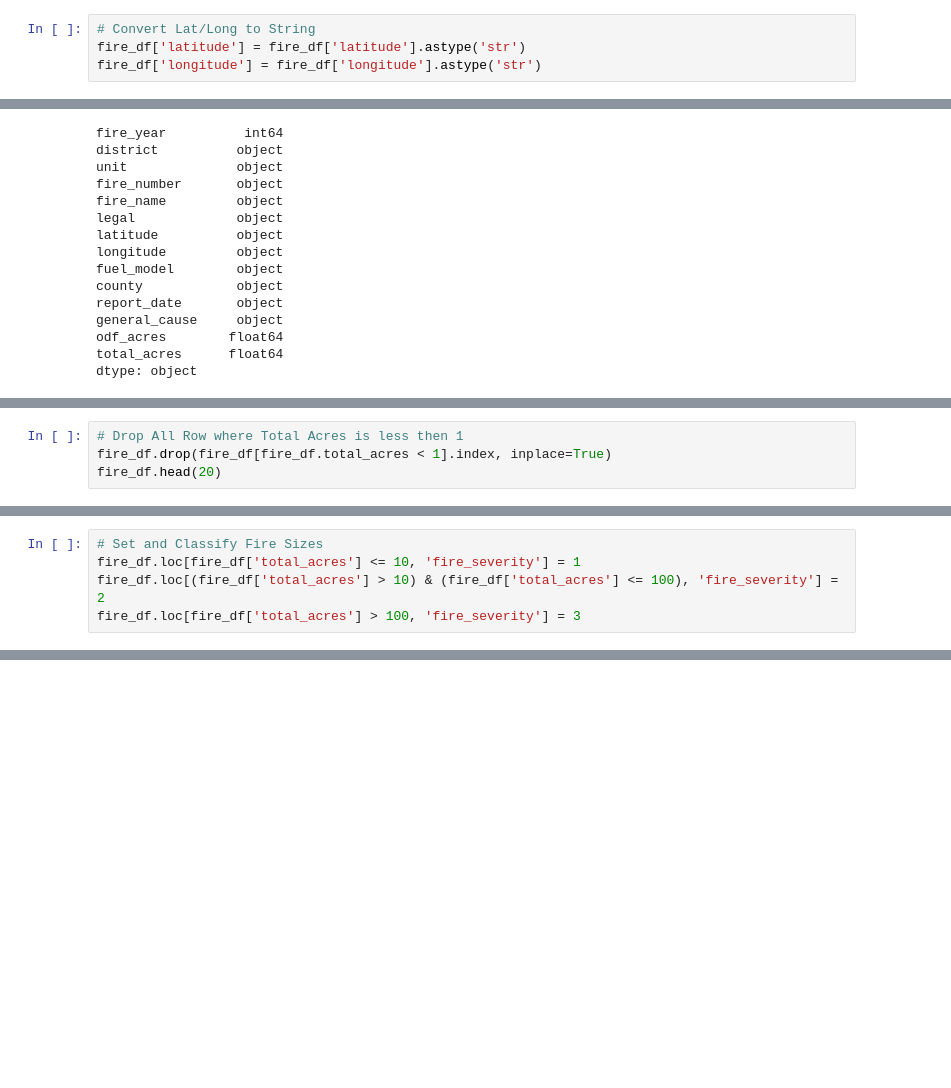
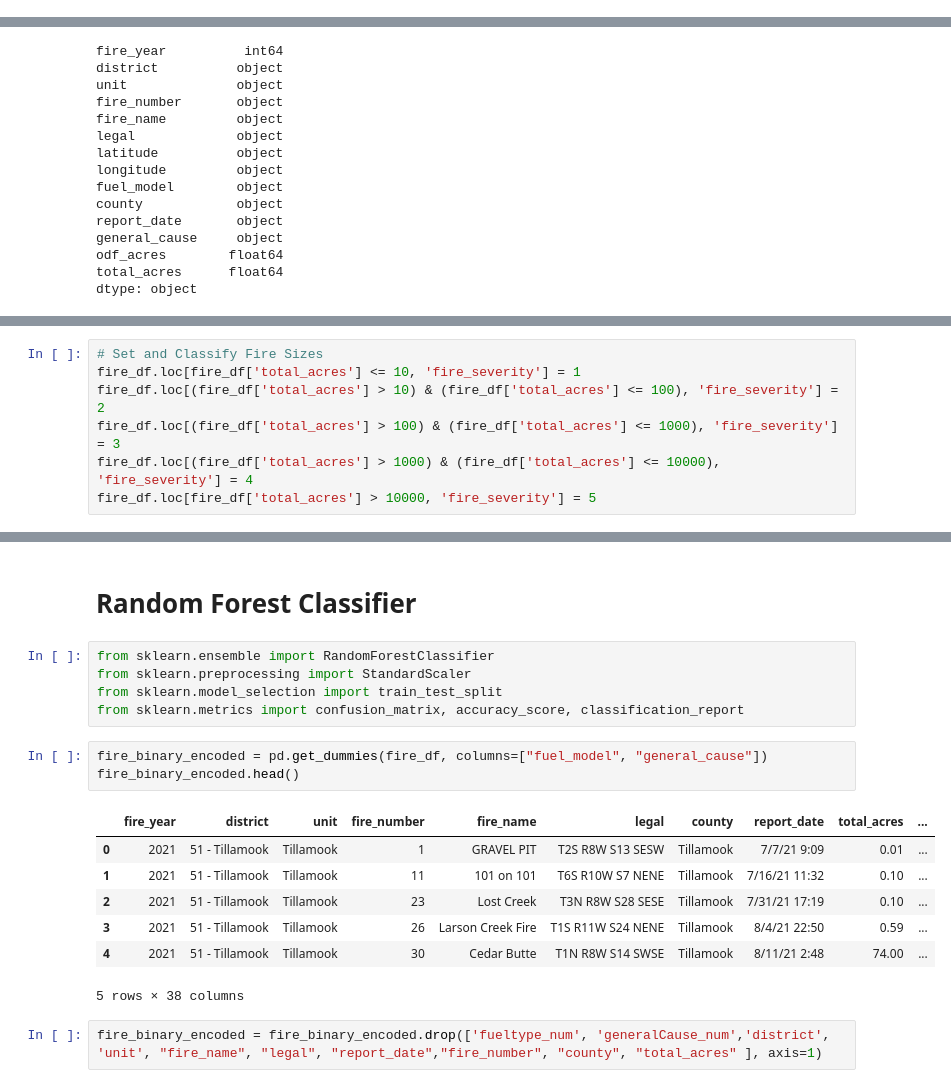
Before and after one commit to jisellejones/Predict_Wildfire_Spread, a Jupyter notebook: ML_Simple.ipynb, the cells around one changed output, grey strips where cells are left out. Drawn from its saved outputs; the diff is of its cells as text; blank space fills up the shorter version.

```diff
--- a/ML_Simple.ipynb
+++ b/ML_Simple.ipynb
@@ -8,5 +12 @@ from sklearn.linear_model import LinearRegression
 fire_df = pd.read_csv("FL2.csv")
-# %%
-# Convert Lat/Long to String
-fire_df['latitude'] = fire_df['latitude'].astype('str')
-fire_df['longitude'] = fire_df['longitude'].astype('str')
@@ -136,4 +31,0 @@ fire_df.head(5)
-# %%
-# Drop All Row where Total Acres is less then 1
-fire_df.drop(fire_df[fire_df.total_acres < 1].index, inplace=True)
-fire_df.head(20)
@@ -158,5 +31,0 @@ fire_df.head(20)
-# %%
-# Set and Classify Fire Sizes
-fire_df.loc[fire_df['total_acres'] <= 10, 'fire_severity'] = 1
-fire_df.loc[(fire_df['total_acres'] > 10) & (fire_df['total_acres'] <= 100), 'fire_severity'] = 2
-fire_df.loc[fire_df['total_acres'] > 100, 'fire_severity'] = 3
@@ -413,0 +95,7 @@ print(accuracy_score(y_test, y_pred))
+# %%
+# Set and Classify Fire Sizes
+fire_df.loc[fire_df['total_acres'] <= 10, 'fire_severity'] = 1
+fire_df.loc[(fire_df['total_acres'] > 10) & (fire_df['total_acres'] <= 100), 'fire_severity'] = 2
+fire_df.loc[(fire_df['total_acres'] > 100) & (fire_df['total_acres'] <= 1000), 'fire_severity'] = 3
+fire_df.loc[(fire_df['total_acres'] > 1000) & (fire_df['total_acres'] <= 10000), 'fire_severity'] = 4
+fire_df.loc[fire_df['total_acres'] > 10000, 'fire_severity'] = 5
@@ -413,0 +111,20 @@ print(accuracy_score(y_test, y_pred))
+# %% [markdown]
+#  Random Forest Classifier
+# %%
+from sklearn.ensemble import RandomForestClassifier
+from sklearn.preprocessing import StandardScaler
+from sklearn.model_selection import train_test_split
+from sklearn.metrics import confusion_matrix, accuracy_score, classification_report
+# %%
+fire_binary_encoded = pd.get_dummies(fire_df, columns=["fuel_model", "general_cause"])
+fire_binary_encoded.head()
+# %% [output]
+|  | fire_year | district | unit | fire_number | fire_name | legal | county | report_date | total_acres | ... |
+| 0 | 2021 | 51 - Tillamook | Tillamook | 1 | GRAVEL PIT | T2S R8W S13 SESW | Tillamook | 7/7/21 9:09 | 0.01 | ... |
+| 1 | 2021 | 51 - Tillamook | Tillamook | 11 | 101 on 101 | T6S R10W S7 NENE | Tillamook | 7/16/21 11:32 | 0.10 | ... |
+| 2 | 2021 | 51 - Tillamook | Tillamook | 23 | Lost Creek | T3N R8W S28 SESE | Tillamook | 7/31/21 17:19 | 0.10 | ... |
+| 3 | 2021 | 51 - Tillamook | Tillamook | 26 | Larson Creek Fire | T1S R11W S24 NENE | Tillamook | 8/4/21 22:50 | 0.59 | ... |
+| 4 | 2021 | 51 - Tillamook | Tillamook | 30 | Cedar Butte | T1N R8W S14 SWSE | Tillamook | 8/11/21 2:48 | 74.00 | ... |
+5 rows × 38 columns
+# %%
+fire_binary_encoded = fire_binary_encoded.drop(['fueltype_num', 'generalCause_num','district', 'unit', "fire_name", "legal", "report_date","fire_number", "county", "total_acres" ], axis=1)
```
Also changed, not shown: parts of 66 cells of this notebook.
